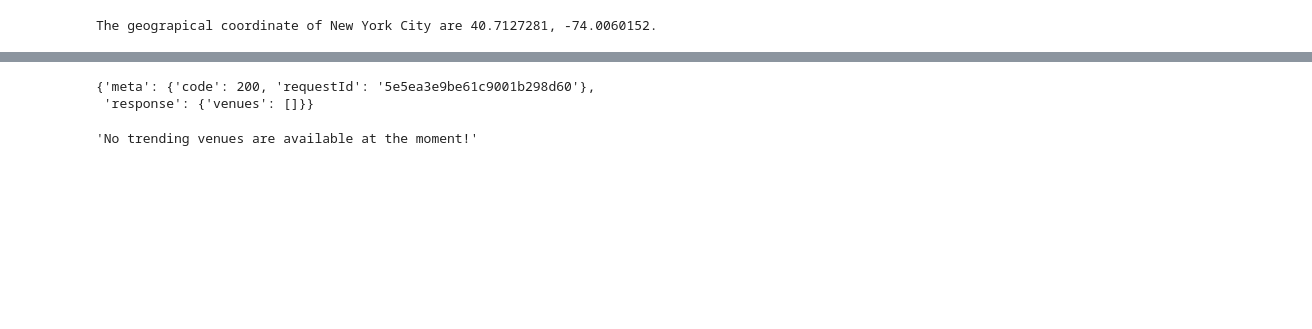
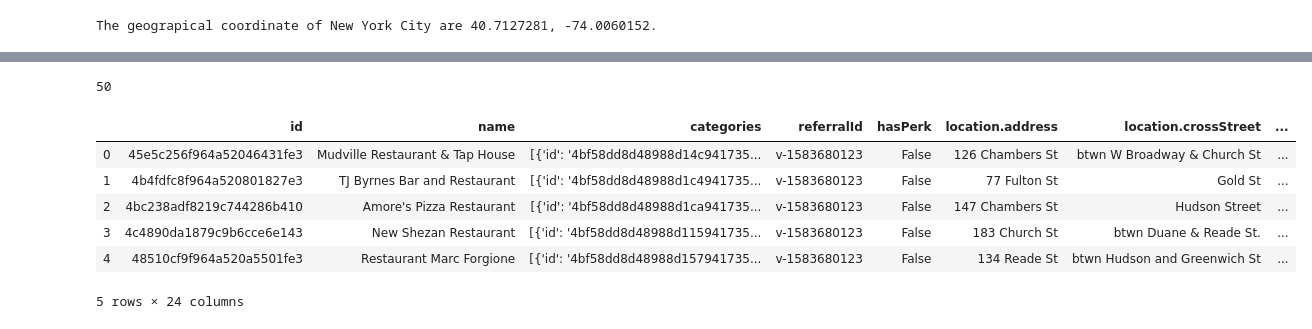
Before and after one commit to VCLF/Coursera_Capstone, a Jupyter notebook: Business Location Problem.ipynb, the cells around one changed output, grey strips where cells are left out. Drawn from its saved outputs; the diff is of its cells as text; code cells hidden in the pictures; blank space fills up the shorter version.

```diff
--- a/Business Location Problem.ipynb
+++ b/Business Location Problem.ipynb
@@ -199,0 +420,4 @@ map_newyork
+# %%
+search_query = 'Restaurant'
+radius = 500
+print(search_query + ' .... OK!')
@@ -200,2 +426,3 @@ map_newyork
 # %%
-url = 'https://api.foursquare.com/v2/venues/explore?client_id={}&client_secret={}&ll={},{}&v={}&radius={}&limit={}'.format(CLIENT_ID, CLIENT_SECRET, latitude, longitude, VERSION, radius, LIMIT)
+url = 'https://api.foursquare.com/v2/venues/search?client_id={}&client_secret={}&ll={},{}&v={}&query={}&radius={}&limit={}&price={}'.format(CLIENT_ID, CLIENT_SECRET, latitude, longitude, VERSION, search_query, radius, LIMIT,[3,4])
+url
@@ -302,10 +430,0 @@ venues_map
-# %%
-# define URL
-url = 'https://api.foursquare.com/v2/venues/trending?client_id={}&client_secret={}&ll={},{}&v={}'.format(CLIENT_ID, CLIENT_SECRET, latitude, longitude, VERSION)
-
-# send GET request and get trending venues
-results = requests.get(url).json()
-results
-# %% [output]
-{'meta': {'code': 200, 'requestId': '5e5ea3e9be61c9001b298d60'},
- 'response': {'venues': []}}
@@ -326,5 +431,20 @@ else:
-# %%
-# display trending venues
-trending_venues_df
-# %% [output]
-'No trending venues are available at the moment!'
+# %%
+results = requests.get(url).json()
+# assign relevant part of JSON to venues
+venues = results['response']['venues']
+
+# tranform venues into a dataframe
+dataframe = json_normalize(venues)
+dataframe.shape[0]
+# %% [output]
+50
+# %%
+dataframe.head()
+# %% [output]
+|  | id | name | categories | referralId | hasPerk | location.address | location.crossStreet | ... |
+| 0 | 45e5c256f964a52046431fe3 | Mudville Restaurant & Tap House | [{'id': '4bf58dd8d48988d14c941735... | v-1583680123 | False | 126 Chambers St | btwn W Broadway & Church St | ... |
+| 1 | 4b4fdfc8f964a520801827e3 | TJ Byrnes Bar and Restaurant | [{'id': '4bf58dd8d48988d1c4941735... | v-1583680123 | False | 77 Fulton St | Gold St | ... |
+| 2 | 4bc238adf8219c744286b410 | Amore's Pizza Restaurant | [{'id': '4bf58dd8d48988d1ca941735... | v-1583680123 | False | 147 Chambers St | Hudson Street | ... |
+| 3 | 4c4890da1879c9b6cce6e143 | New Shezan Restaurant | [{'id': '4bf58dd8d48988d115941735... | v-1583680123 | False | 183 Church St | btwn Duane & Reade St. | ... |
+| 4 | 48510cf9f964a520a5501fe3 | Restaurant Marc Forgione | [{'id': '4bf58dd8d48988d157941735... | v-1583680123 | False | 134 Reade St | btwn Hudson and Greenwich St | ... |
+5 rows × 24 columns
```
Also changed, not shown: parts of 47 cells of this notebook.
